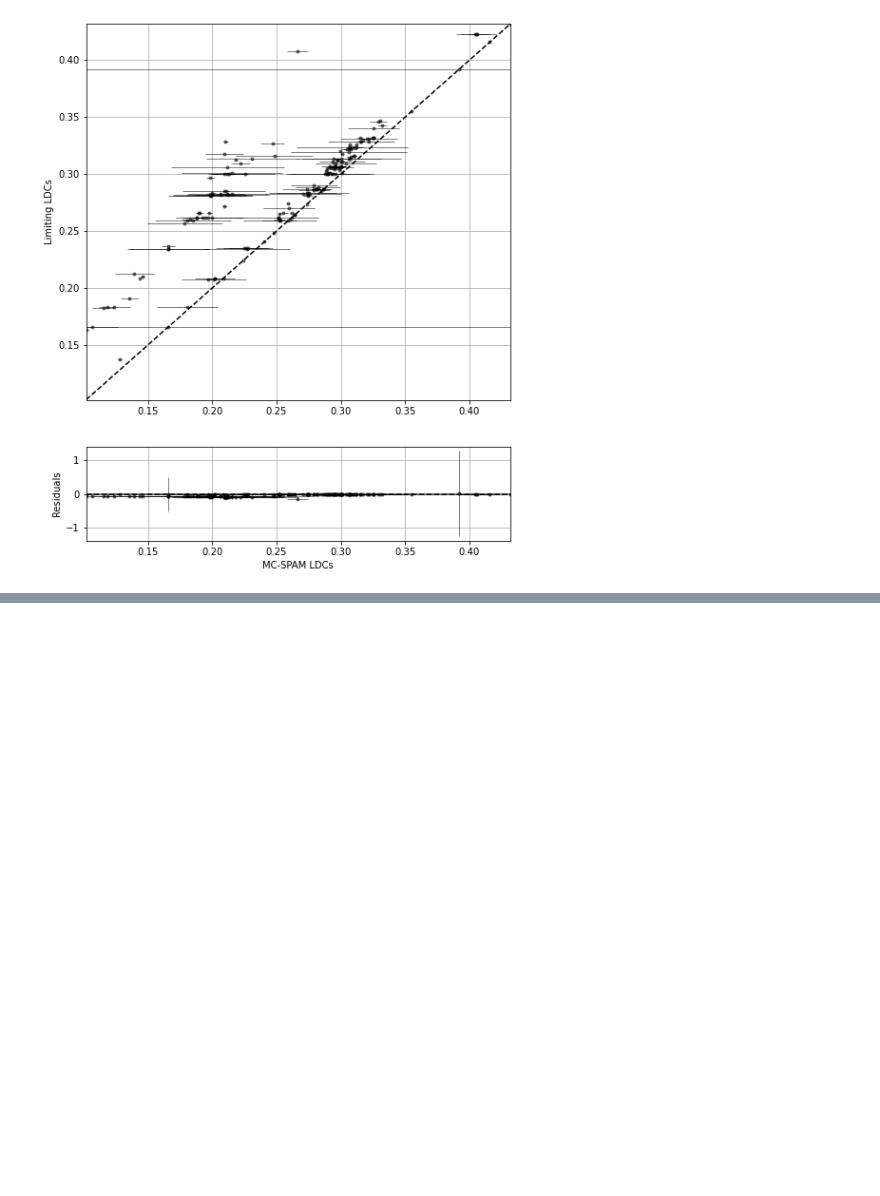
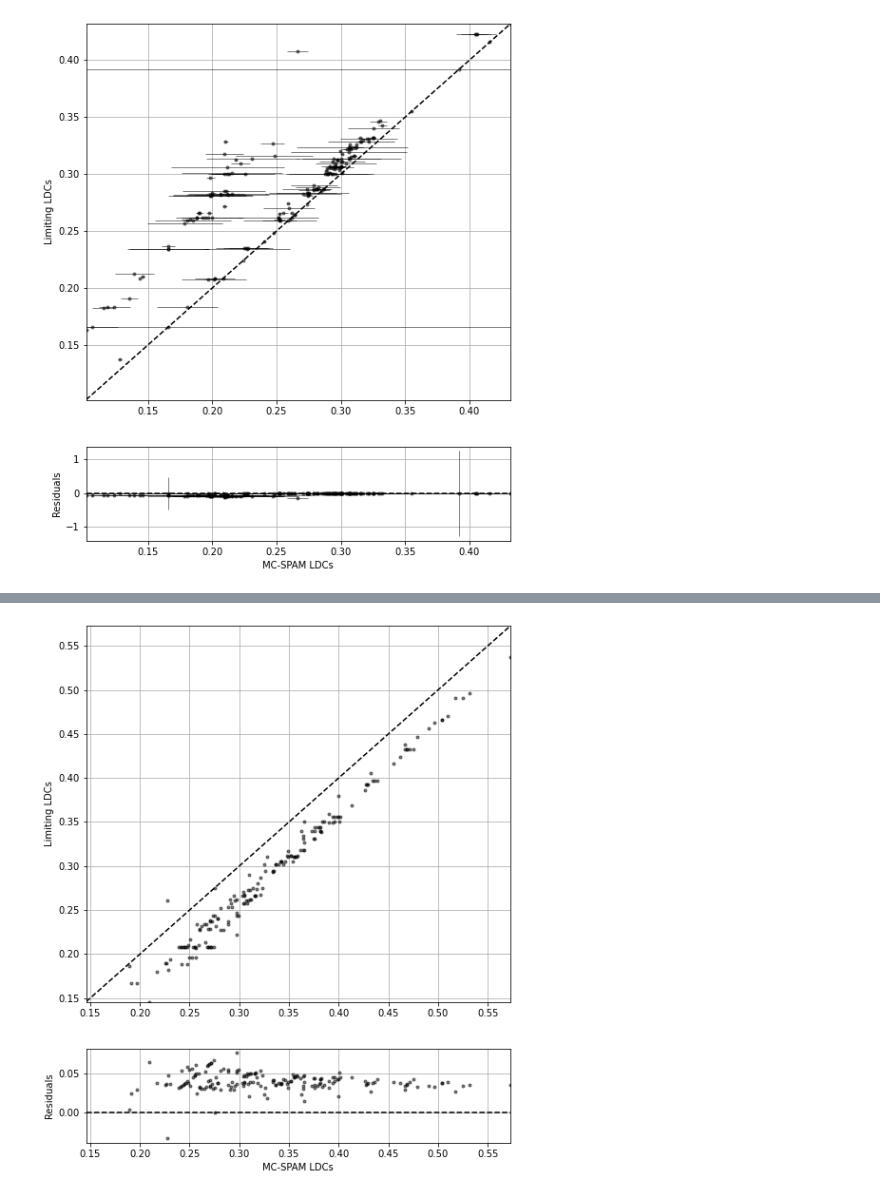
Before and after one commit to Jayshil/ld-spam, a Jupyter notebook: Notebooks/spam_vs_limiting_LDCs.ipynb, the cells around one changed output, grey strips where cells are left out. Cells and saved outputs as stored; diff of their text form; code cells hidden in the pictures; blank space fills up the shorter version.

```diff
--- a/Notebooks/spam_vs_limiting_LDCs.ipynb
+++ b/Notebooks/spam_vs_limiting_LDCs.ipynb
@@ -17,6 +17,8 @@ path1 = '/home/jayshil/Documents/Dissertation/'
 
 # MC-SPAM LDCs
 u1_mcs, u1_mcs_err, u2_mcs, u2_mcs_err = np.loadtxt(path1 + '/ld-spam/Results/MCS_Atlas_code.dat', usecols=(1,2,3,4), unpack=True)
+u1_mcs_cft, u2_mcs_cft = np.loadtxt(path1 + '/ld-spam/Results/MCS_Atlas_code_cft1.dat', usecols=(1,2), unpack=True)
+u1_mcs_cfte, u2_mcs_cfte = np.zeros(len(u1_mcs)), np.zeros(len(u1_mcs))
 
 # Limiting LDCs
 u1_lim, u2_lim = np.loadtxt(path1 + '/ld-project-updated/Atlas/code_limiting_LDC_ata.dat', usecols=(1,2), unpack=True)
@@ -35,0 +41,5 @@ plt.show()
+# %%
+utl.single_image(u1_mcs_cft, u1_mcs_cfte, u1_lim, u1_lim_err, 'MC-SPAM LDCs', 'Limiting LDCs')
+plt.show()
+# %% [output]
+[figure, added]
```
Also changed, not shown: parts of 2 cells of this notebook.
